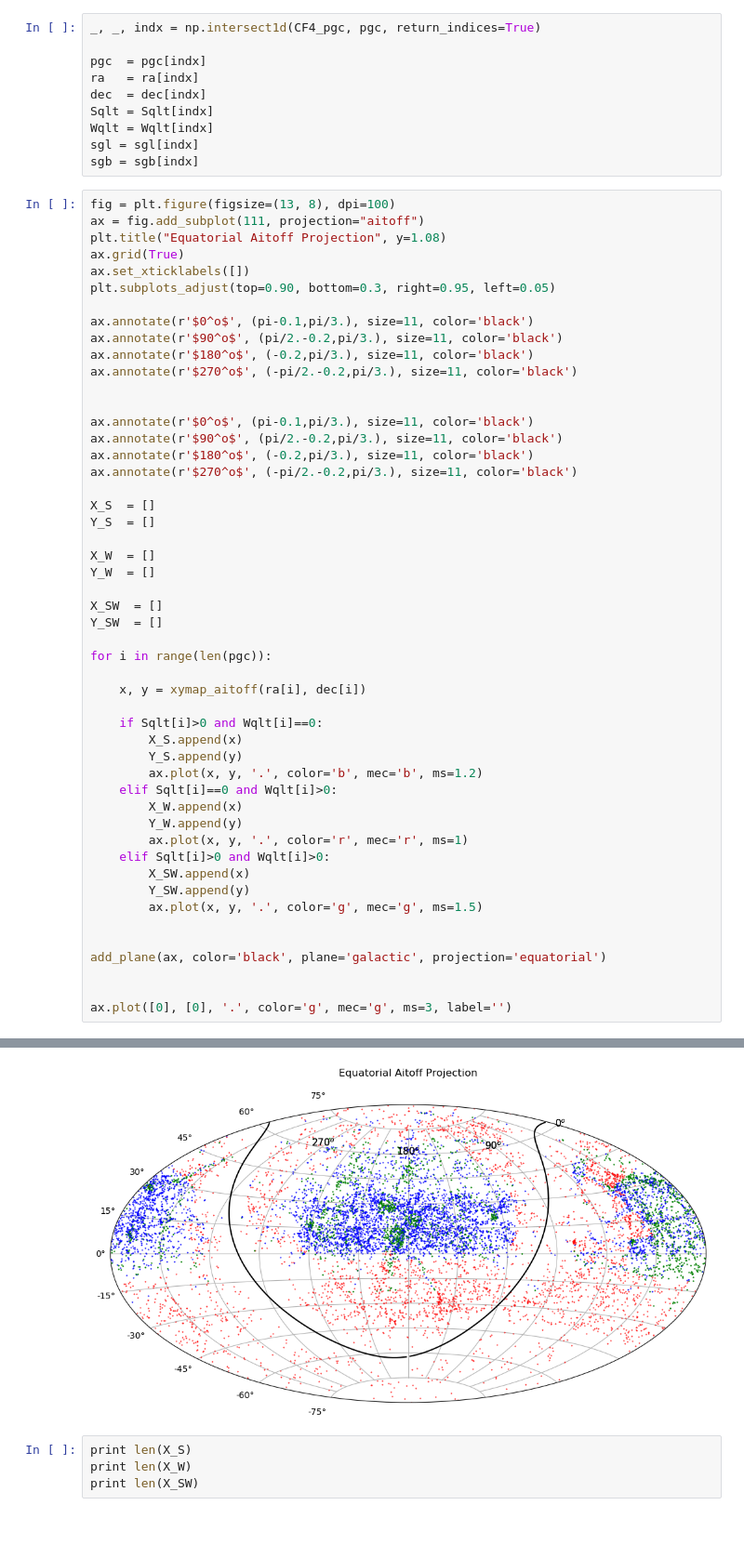
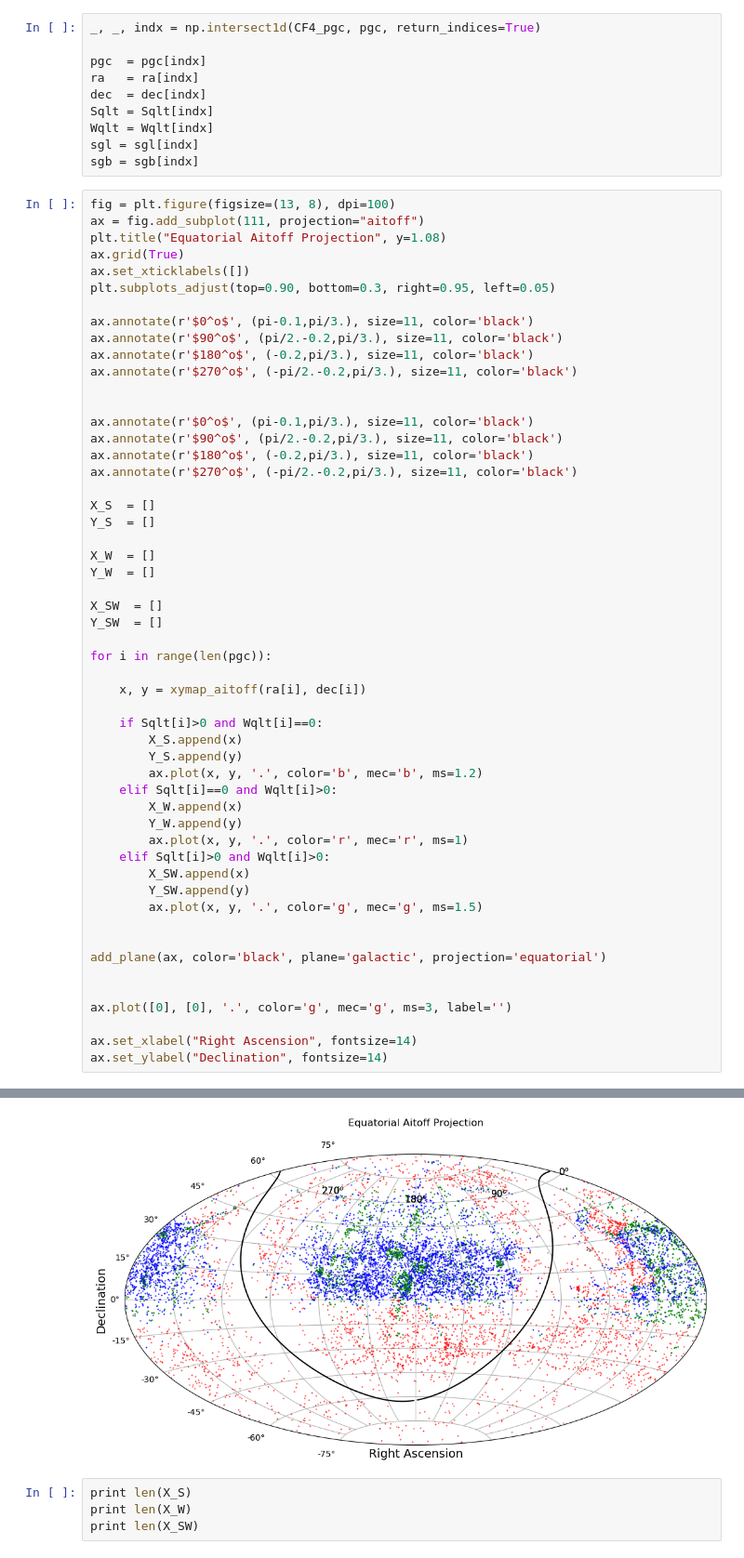
Before and after one commit to ekourkchi/TFcalibrators, a Jupyter notebook: aitoff_map.ipynb, the cells around one changed output, grey strips where cells are left out. Shown at 93% size. Drawn from its saved outputs; the diff is of its cells as text; blank space fills up the shorter version.

```diff
--- a/aitoff_map.ipynb
+++ b/aitoff_map.ipynb
@@ -213,6 +213,9 @@ add_plane(ax, color='black', plane='galactic', projection='equatorial')
 
 
 ax.plot([0], [0], '.', color='g', mec='g', ms=3, label='')
+
+ax.set_xlabel("Right Ascension", fontsize=14)
+ax.set_ylabel("Declination", fontsize=14)
 # %% [output]
 j2000
 j2000
@@ -225,4 +229,4 @@ j2000
-[figure, old version]
+[figure, new version]
 # %%
 print len(X_S)
 print len(X_W)
```
Also changed, not shown: parts of 1 cell of this notebook.
